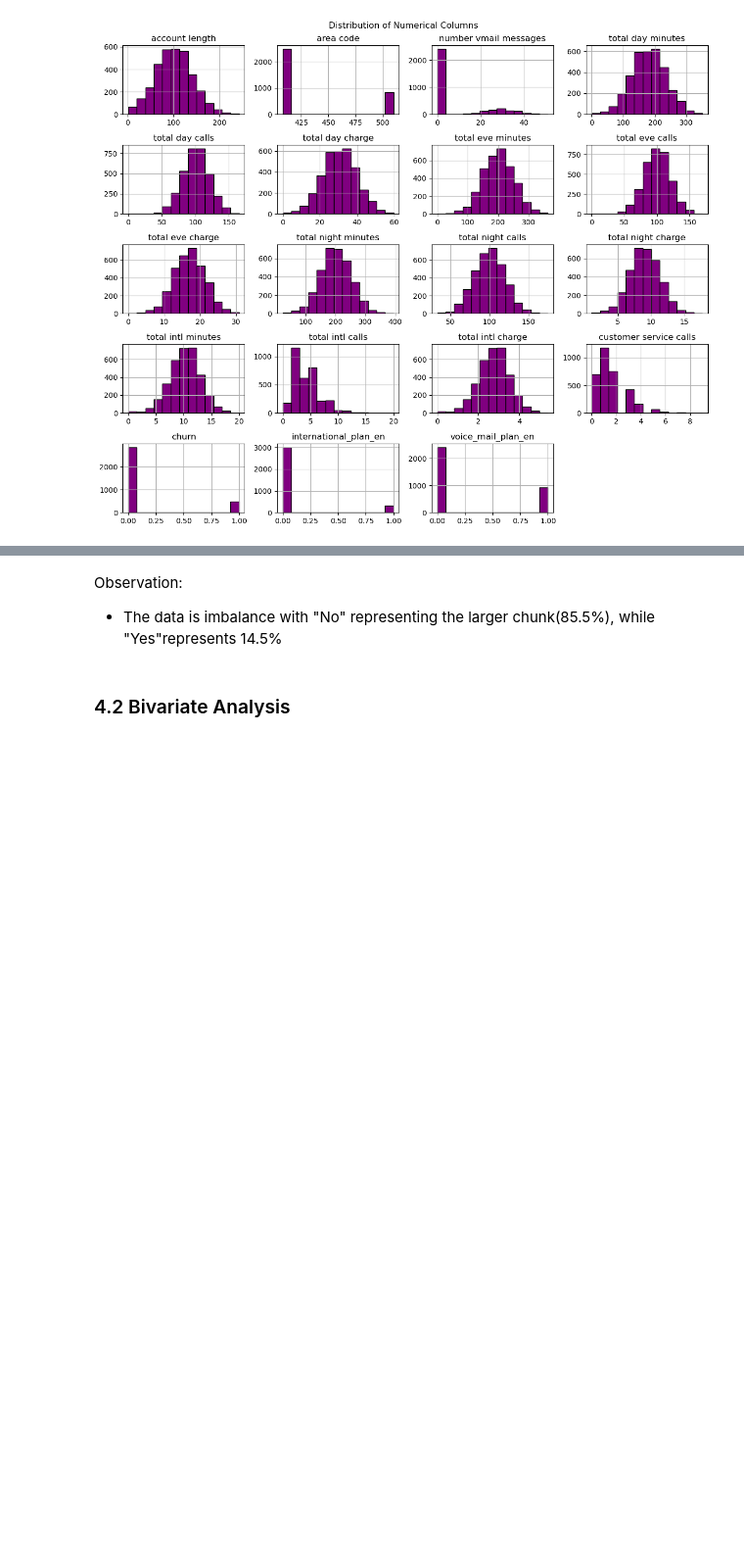
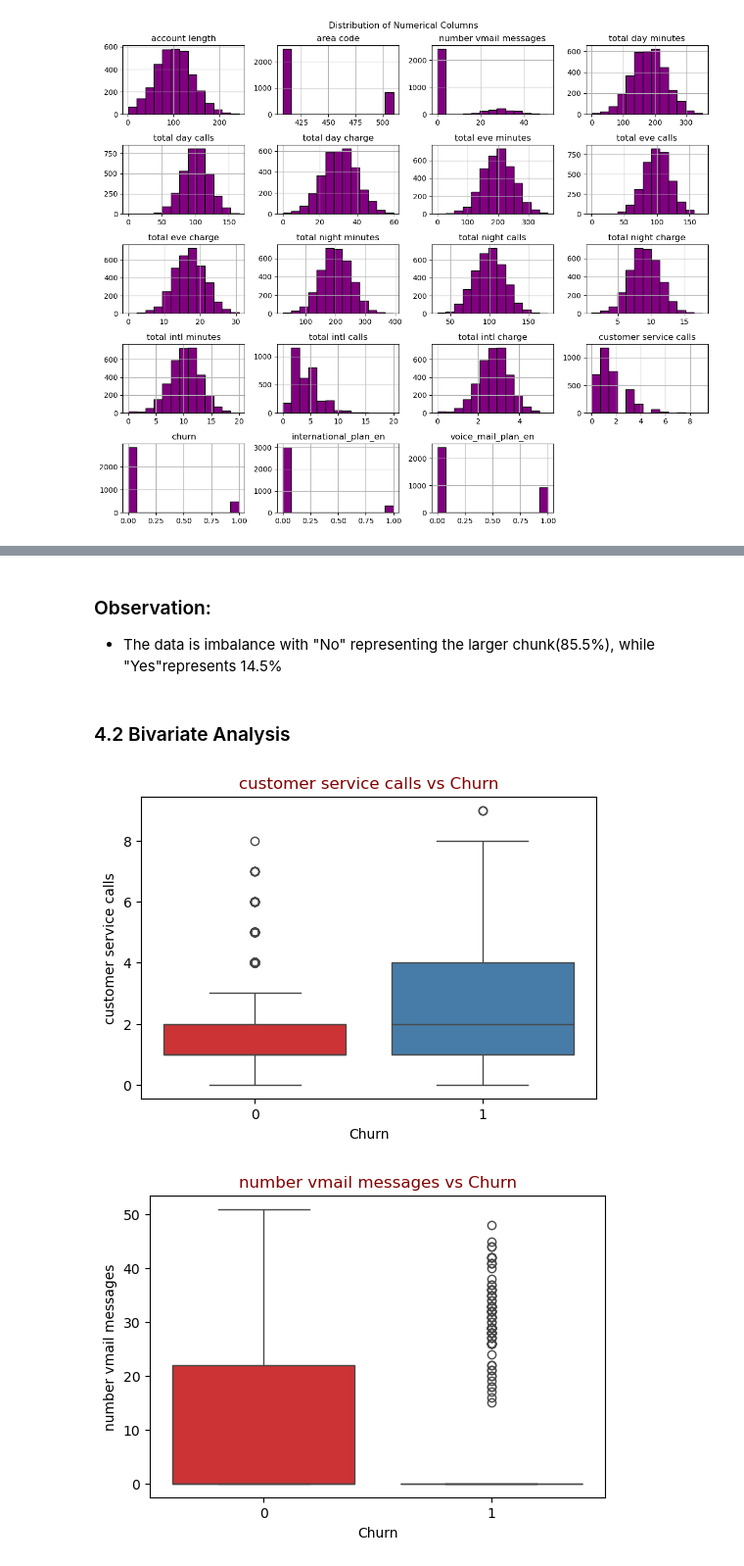
Before and after one commit to Muhadischol/Phase_Three_Project, a Jupyter notebook: Notebook/SyriaTel_Project.ipynb, the cells around one changed output, grey strips where cells are left out. Shown at 98% size. Saved outputs shown, nothing was run; the diff lists cells and outputs as text; code cells hidden in the pictures; blank space fills up the shorter version.

```diff
--- a/Notebook/SyriaTel_Project.ipynb
+++ b/Notebook/SyriaTel_Project.ipynb
@@ -387,5 +374,18 @@ plt.tight_layout()
 # %% [markdown]
-Observation:
+### Observation:
 - The data is imbalance with "No" representing the larger chunk(85.5%), while "Yes"represents 14.5%
 # %% [markdown]
 ### 4.2 Bivariate Analysis
+# %%
+predictors = ["customer service calls","number vmail messages"]
+
+for colns in predictors:
+    plt.figure(figsize=(6, 4))
+    sns.boxplot(data=Pro_copy, x='churn', y=colns, palette='Set1')
+    plt.title(f'{colns} vs Churn', c ="maroon")
+    plt.xlabel('Churn')
+    plt.ylabel(colns)
+    plt.show()
+# %% [output]
+[figure, added]
+[figure, added]
```
Also changed, not shown: parts of 9 cells of this notebook.
